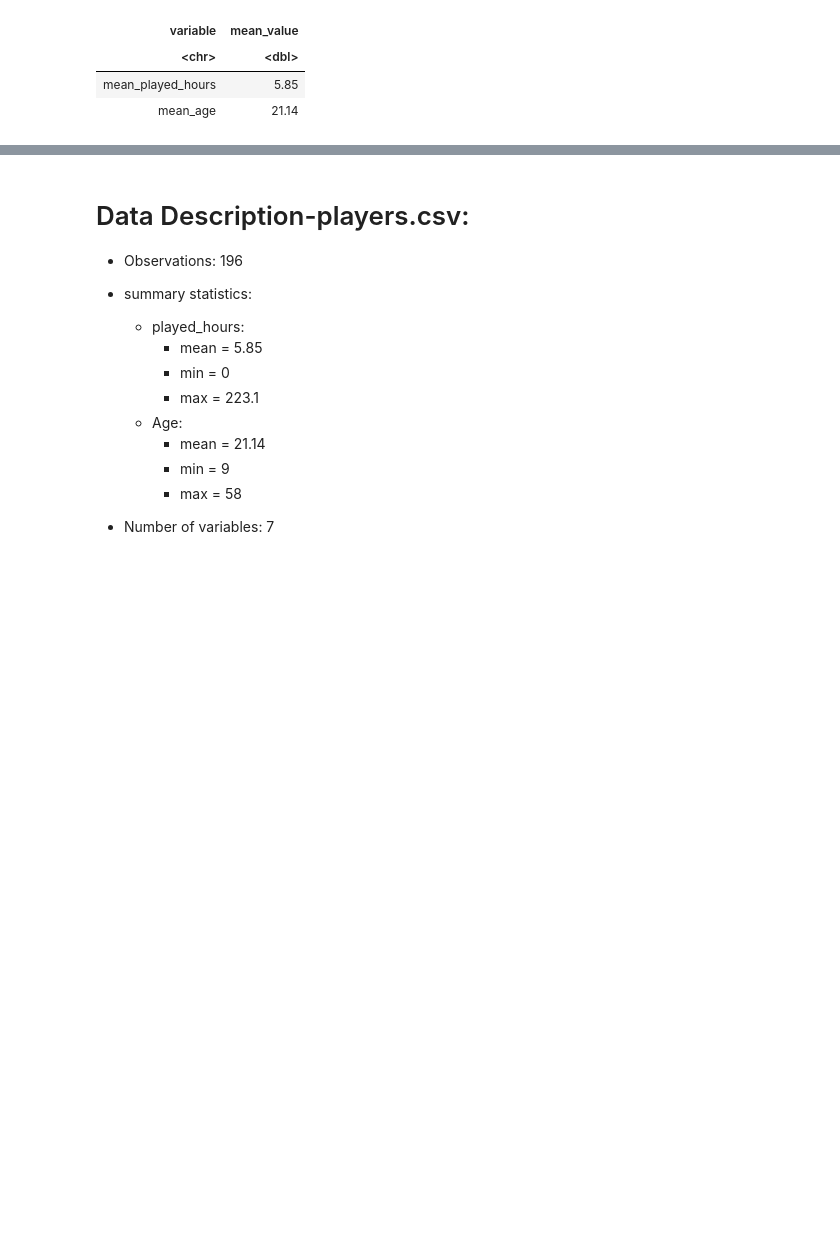
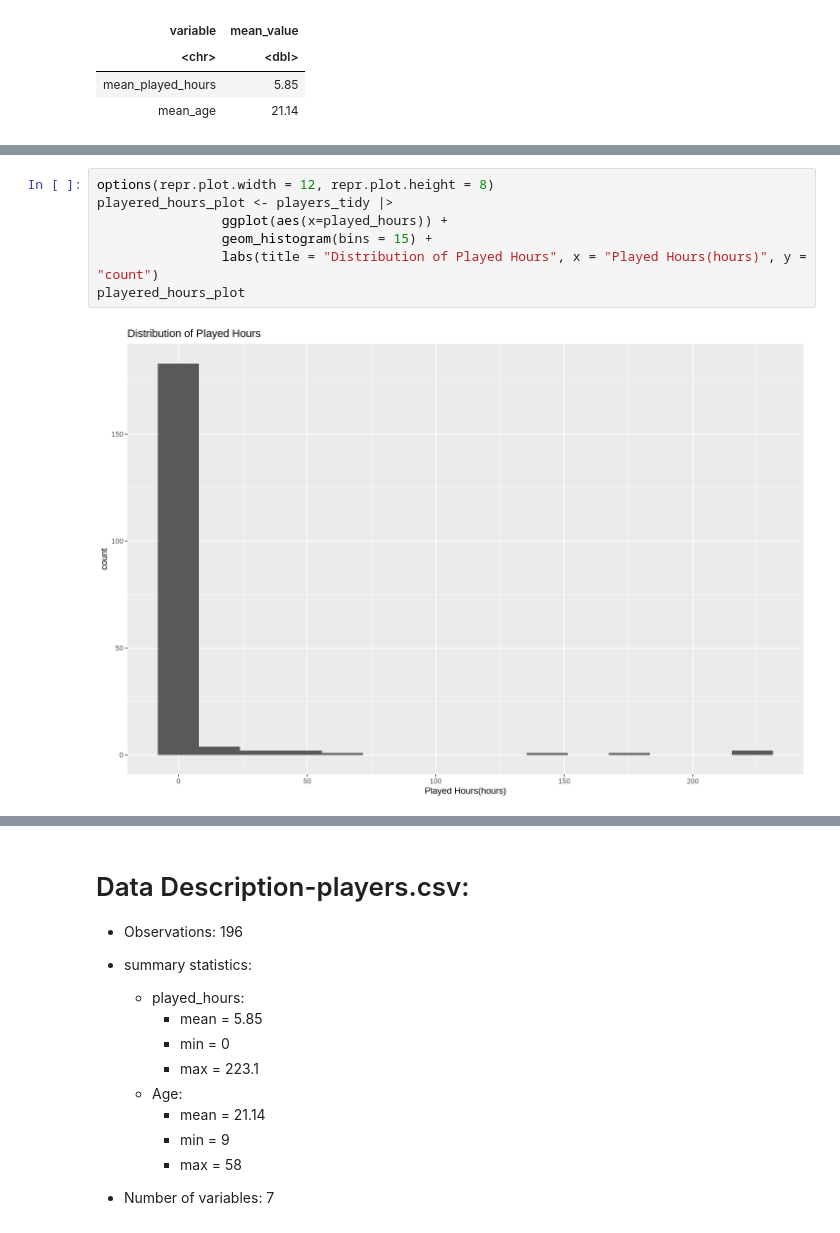
Before and after one commit to mcheng250/dsci_project, a Jupyter notebook: Code.ipynb, the cells around one changed output, grey strips where cells are left out. Saved outputs shown, nothing was run; the diff lists cells and outputs as text; blank space fills up the shorter version.

```diff
--- a/Code.ipynb
+++ b/Code.ipynb
@@ -107,0 +119,9 @@ A tibble: 2 × 2
+# %%
+options(repr.plot.width = 12, repr.plot.height = 8)
+playered_hours_plot <- players_tidy |>
+                ggplot(aes(x=played_hours)) +
+                geom_histogram(bins = 15) +
+                labs(title = "Distribution of Played Hours", x = "Played Hours(hours)", y = "count")
+playered_hours_plot
+# %% [output]
+[figure, added]
```
Also changed, not shown: parts of 8 cells of this notebook.
